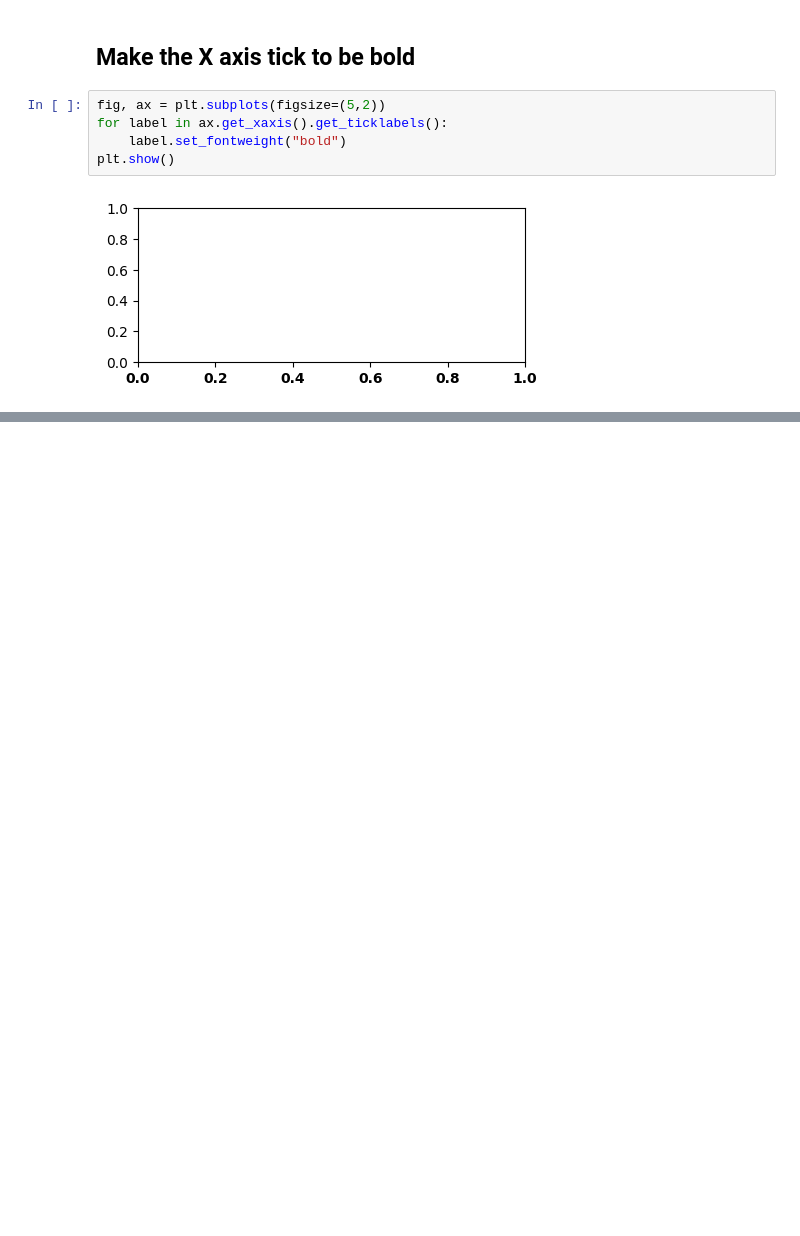
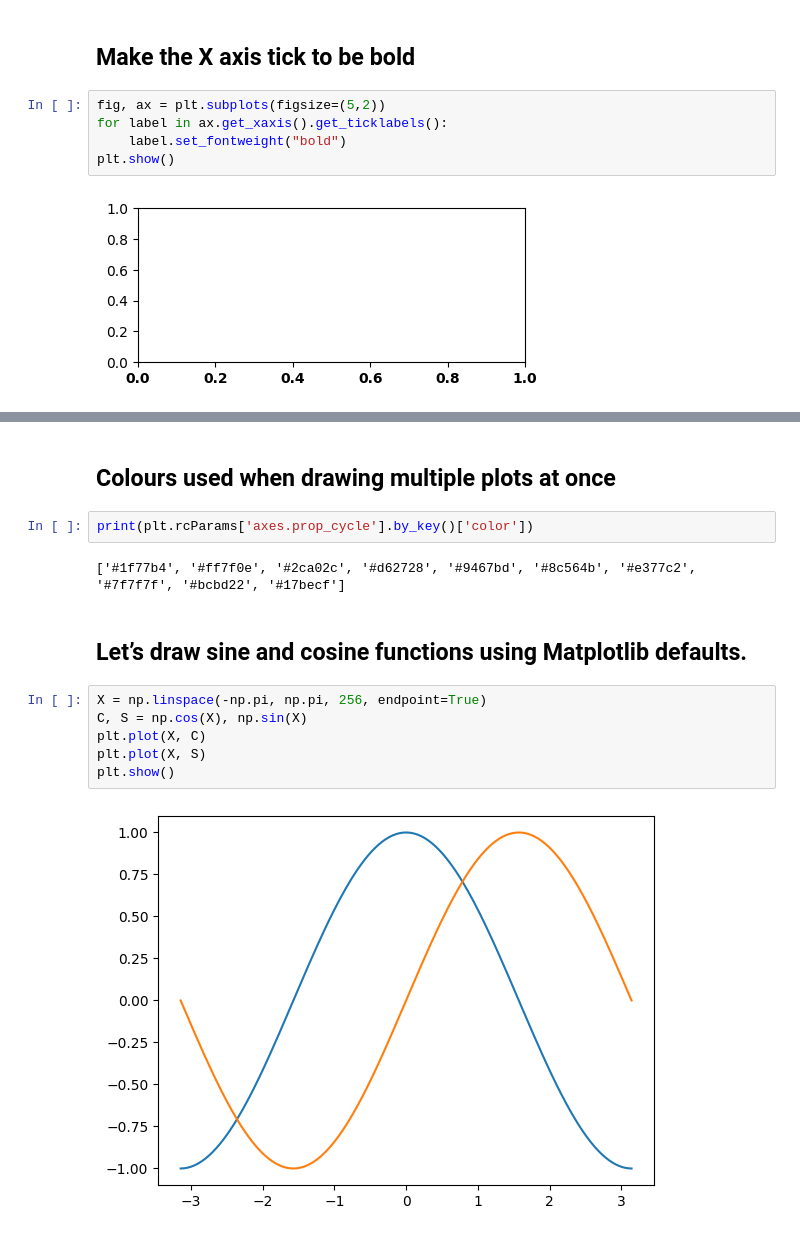
Before and after one commit to romz-pl/Jupyter-Python, a Jupyter notebook: 04-matplotlib/matplotlib.ipynb, the cells around one changed output, grey strips where cells are left out. Cells and saved outputs as stored; diff of their text form; blank space fills up the shorter version.

```diff
--- a/04-matplotlib/matplotlib.ipynb
+++ b/04-matplotlib/matplotlib.ipynb
@@ -34,0 +54,16 @@ plt.show()
+# %% [markdown]
+## Colours used when drawing multiple plots at once
+# %%
+print(plt.rcParams['axes.prop_cycle'].by_key()['color'])
+# %% [output]
+['#1f77b4', '#ff7f0e', '#2ca02c', '#d62728', '#9467bd', '#8c564b', '#e377c2', '#7f7f7f', '#bcbd22', '#17becf']
+# %% [markdown]
+## Let’s draw sine and cosine functions using Matplotlib defaults.
+# %%
+X = np.linspace(-np.pi, np.pi, 256, endpoint=True)
+C, S = np.cos(X), np.sin(X)
+plt.plot(X, C)
+plt.plot(X, S)
+plt.show()
+# %% [output]
+[figure, added]
```
Also changed, not shown: parts of 7 cells of this notebook, 2 other files.
